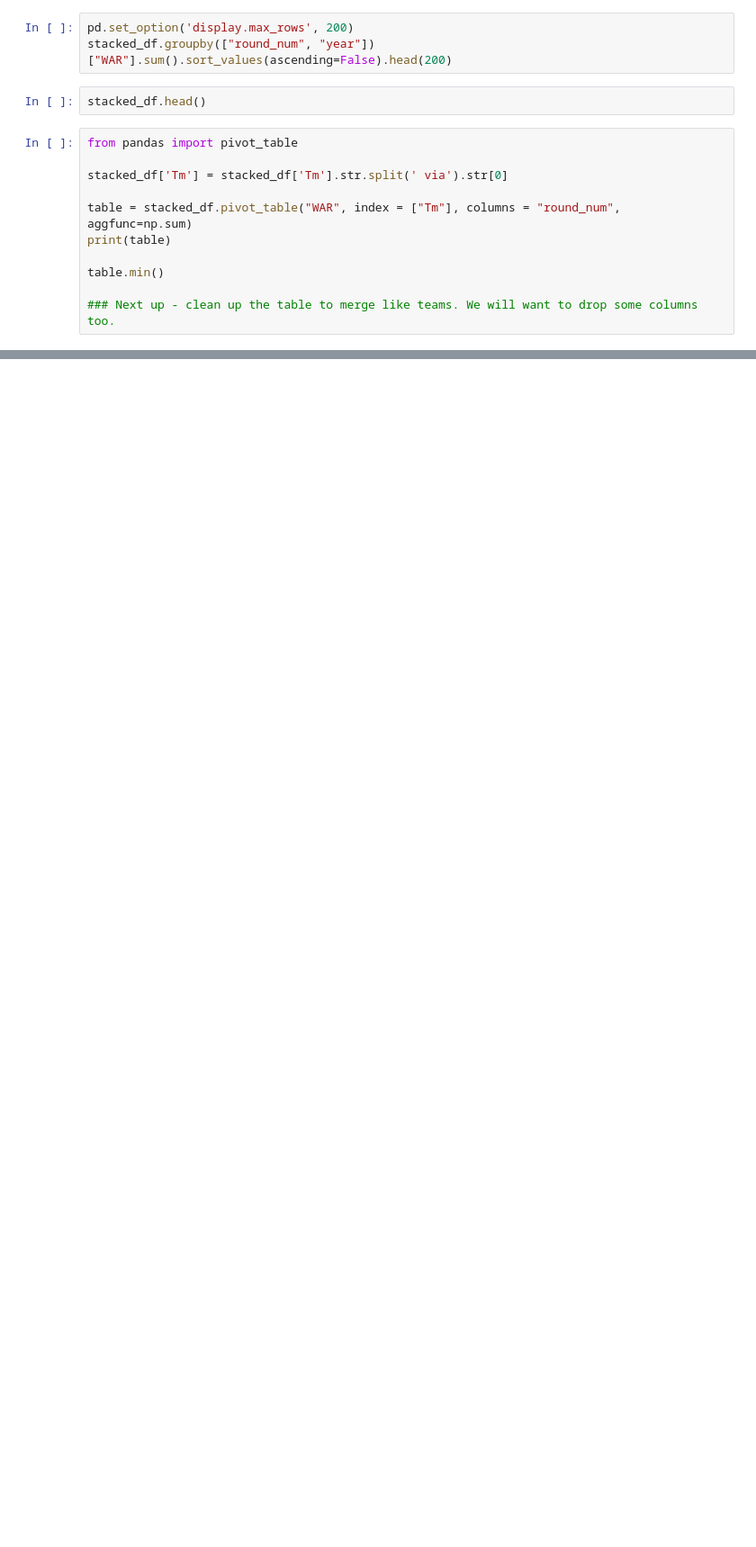
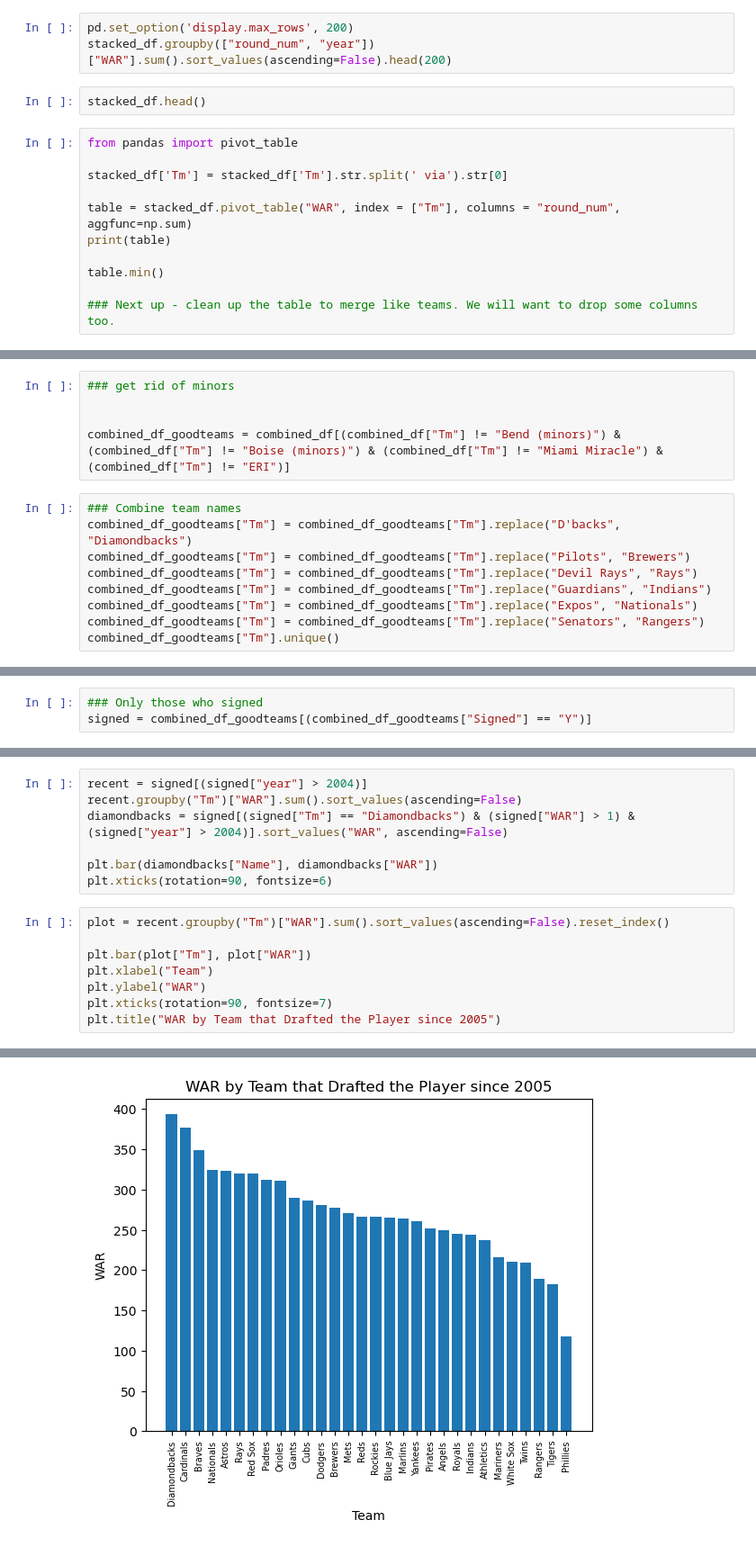
Before and after one commit to kndunlap/Python, a Jupyter notebook: Good notebooks/Baseball/rookie_ops.ipynb, the cells around one changed output, grey strips where cells are left out. Shown: that part at 90% size. Saved outputs shown, nothing was run; the diff lists cells and outputs as text; blank space fills up the shorter version.

```diff
--- a/Good notebooks/Baseball/rookie_ops.ipynb
+++ b/Good notebooks/Baseball/rookie_ops.ipynb
@@ -153,0 +175,14 @@ table.min()
+# %%
+### get rid of minors
+
+
+combined_df_goodteams = combined_df[(combined_df["Tm"] != "Bend (minors)") & (combined_df["Tm"] != "Boise (minors)") & (combined_df["Tm"] != "Miami Miracle") & (combined_df["Tm"] != "ERI")]
+# %%
+### Combine team names
+combined_df_goodteams["Tm"] = combined_df_goodteams["Tm"].replace("D'backs", "Diamondbacks")
+combined_df_goodteams["Tm"] = combined_df_goodteams["Tm"].replace("Pilots", "Brewers")
+combined_df_goodteams["Tm"] = combined_df_goodteams["Tm"].replace("Devil Rays", "Rays")
+combined_df_goodteams["Tm"] = combined_df_goodteams["Tm"].replace("Guardians", "Indians")
+combined_df_goodteams["Tm"] = combined_df_goodteams["Tm"].replace("Expos", "Nationals")
+combined_df_goodteams["Tm"] = combined_df_goodteams["Tm"].replace("Senators", "Rangers")
+combined_df_goodteams["Tm"].unique()
@@ -153,0 +193,3 @@ table.min()
+# %%
+### Only those who signed
+signed = combined_df_goodteams[(combined_df_goodteams["Signed"] == "Y")]
@@ -153,0 +222,16 @@ table.min()
+# %%
+recent = signed[(signed["year"] > 2004)]
+recent.groupby("Tm")["WAR"].sum().sort_values(ascending=False)
+diamondbacks = signed[(signed["Tm"] == "Diamondbacks") & (signed["WAR"] > 1) & (signed["year"] > 2004)].sort_values("WAR", ascending=False)
+
+plt.bar(diamondbacks["Name"], diamondbacks["WAR"])
+plt.xticks(rotation=90, fontsize=6)
+# %%
+plot = recent.groupby("Tm")["WAR"].sum().sort_values(ascending=False).reset_index()
+
+plt.bar(plot["Tm"], plot["WAR"])
+plt.xlabel("Team")
+plt.ylabel("WAR")
+plt.xticks(rotation=90, fontsize=7)
+plt.title("WAR by Team that Drafted the Player since 2005")
+# %% [output]
@@ -153,0 +239 @@ table.min()
+[figure, added]
```
Also changed, not shown: parts of 26 cells of this notebook, 1 other file.
